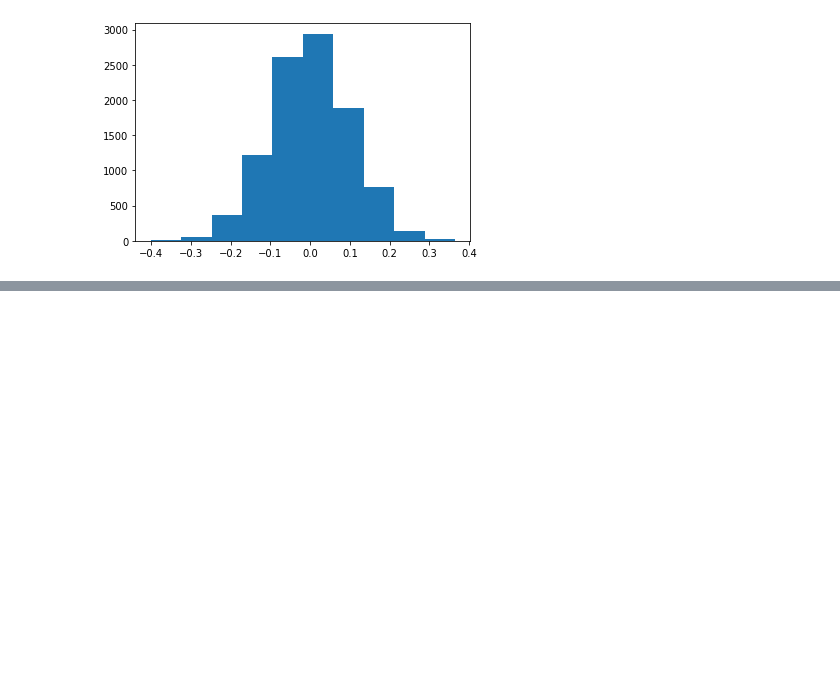
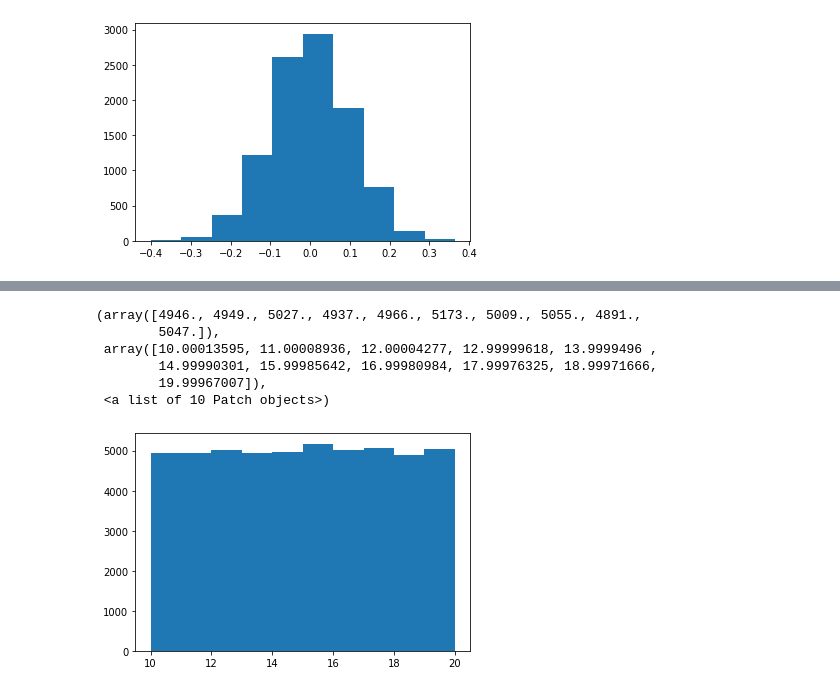
Before and after one commit to ClaireGMIT/ProgrammingAssign1, a Jupyter notebook: ProgrammingDataAnalyticsAssignment1.ipynb, the cells around one changed output, grey strips where cells are left out. Cells and saved outputs as stored; diff of their text form; code cells hidden in the pictures; blank space fills up the shorter version.

```diff
--- a/ProgrammingDataAnalyticsAssignment1.ipynb
+++ b/ProgrammingDataAnalyticsAssignment1.ipynb
@@ -294,0 +331,18 @@ plt.hist(x) # display results as a histogram plot
+# %%
+import numpy as np
+
+import matplotlib.pyplot as plt #matplot is the subprogram of python for generating plots
+
+x = np.random.uniform(10,20,50000) # create a uniformally-distributed, random list of 50,000 numbers between 10 and 20.
+
+# the numbers are generated randomly and are equally divided between 10 and 20.
+
+plt.hist(x) #displays a uniformally-distributed histogram which looks like a rectangle
+# %% [output]
+(array([4946., 4949., 5027., 4937., 4966., 5173., 5009., 5055., 4891.,
+        5047.]),
+ array([10.00013595, 11.00008936, 12.00004277, 12.99999618, 13.9999496 ,
+        14.99990301, 15.99985642, 16.99980984, 17.99976325, 18.99971666,
+        19.99967007]),
+ <a list of 10 Patch objects>)
+[figure, added]
```
Also changed, not shown: parts of 11 cells of this notebook.
